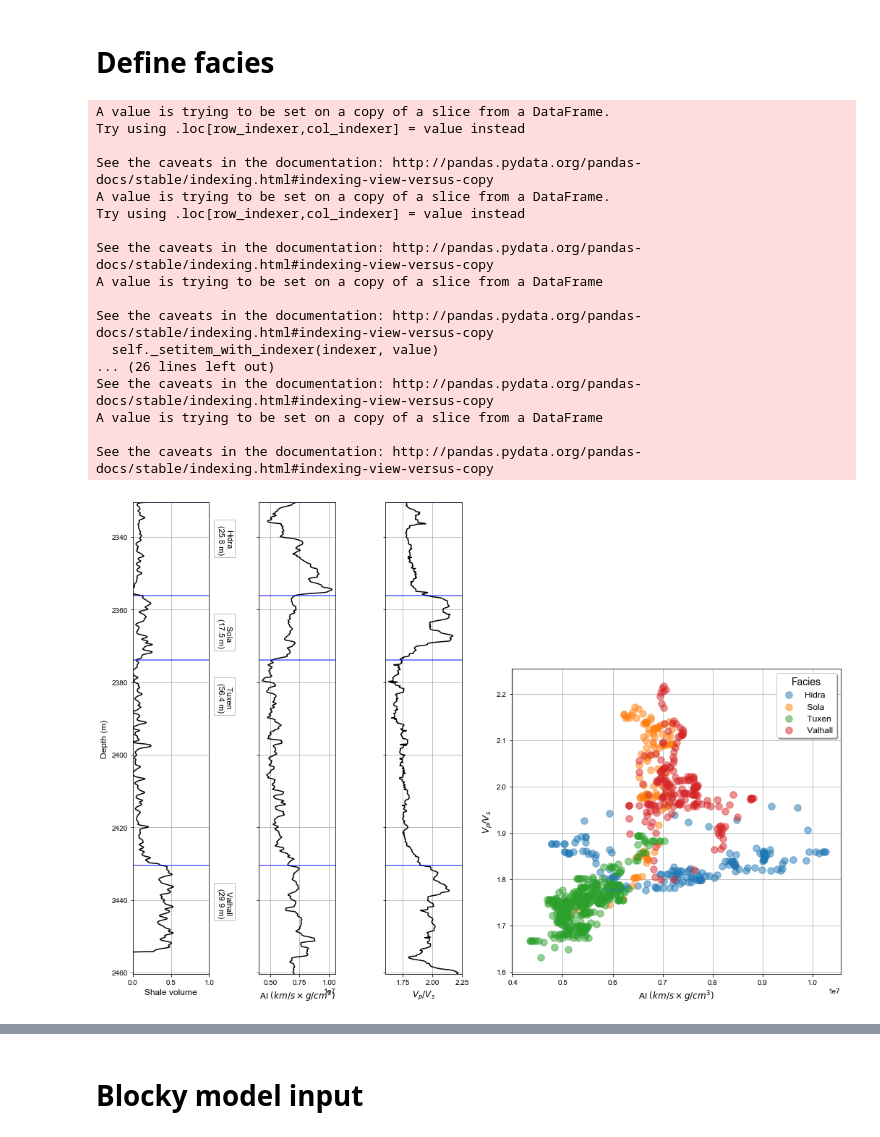
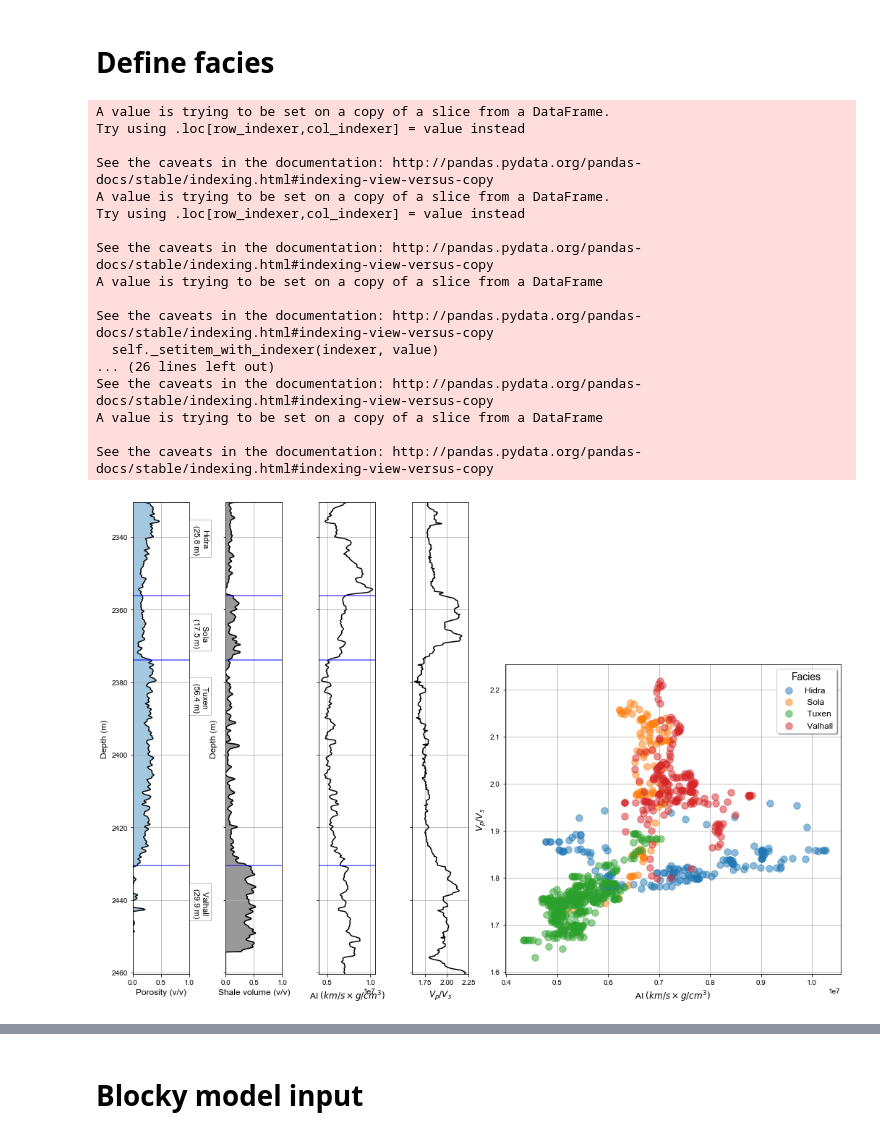
Before and after one commit to MadsLorentzen/geophysics_copenhagen, a Jupyter notebook: Mads/AVO_Prestack_Synth_BO2.ipynb, the cells around one changed output, grey strips where cells are left out. Saved outputs shown, nothing was run; the diff lists cells and outputs as text; code cells hidden in the pictures.

```diff
--- a/Mads/AVO_Prestack_Synth_BO2.ipynb
+++ b/Mads/AVO_Prestack_Synth_BO2.ipynb
@@ -134,17 +134,17 @@ resSec['F'] = np.zeros(len(resSec))
 resSec['F_label'] = ["" for x in range(len(resSec))]
 
 #resSec['F'].loc[(resSec['DEPTH'] < intf[0])] = 0
-resSec['F'].loc[(resSec['DEPTH'] > intf[0]) & (resSec['DEPTH'] <= intf[1])] = 0
-resSec['F'].loc[(resSec['DEPTH'] >= intf[0]) & (resSec['DEPTH'] <= intf[1])] = 1
-resSec['F'].loc[(resSec['DEPTH'] >= intf[1]) & (resSec['DEPTH'] <= intf[2])] = 2
-resSec['F'].loc[(resSec['DEPTH'] >= intf[2]) & (resSec['DEPTH'] <= intf[3])] = 3
-resSec['F'].loc[(resSec['DEPTH'] >= intf[3]) & (resSec['DEPTH'] <= intf[4])] = 4
+resSec['F'].loc[(resSec['DEPTH'] > intf[0]) & (resSec['DEPTH'] <= intf[1])] = 0;
+resSec['F'].loc[(resSec['DEPTH'] >= intf[0]) & (resSec['DEPTH'] <= intf[1])] = 1;
+resSec['F'].loc[(resSec['DEPTH'] >= intf[1]) & (resSec['DEPTH'] <= intf[2])] = 2;
+resSec['F'].loc[(resSec['DEPTH'] >= intf[2]) & (resSec['DEPTH'] <= intf[3])] = 3;
+resSec['F'].loc[(resSec['DEPTH'] >= intf[3]) & (resSec['DEPTH'] <= intf[4])] = 4;
 
-resSec['F_label'].loc[(resSec['DEPTH'] <= intf[0])] = Fstr[0]
-resSec['F_label'].loc[(resSec['DEPTH'] >= intf[0]) & (resSec['DEPTH'] <= intf[1])] = Fstr[0]
-resSec['F_label'].loc[(resSec['DEPTH'] >= intf[1]) & (resSec['DEPTH'] <= intf[2])] = Fstr[1]
-resSec['F_label'].loc[(resSec['DEPTH'] >= intf[2]) & (resSec['DEPTH'] <= intf[3])] = Fstr[2]
-resSec['F_label'].loc[(resSec['DEPTH'] >= intf[3]) & (resSec['DEPTH'] <= intf[4])] = Fstr[3]
+resSec['F_label'].loc[(resSec['DEPTH'] <= intf[0])] = Fstr[0];
+resSec['F_label'].loc[(resSec['DEPTH'] >= intf[0]) & (resSec['DEPTH'] <= intf[1])] = Fstr[0];
+resSec['F_label'].loc[(resSec['DEPTH'] >= intf[1]) & (resSec['DEPTH'] <= intf[2])] = Fstr[1];
+resSec['F_label'].loc[(resSec['DEPTH'] >= intf[2]) & (resSec['DEPTH'] <= intf[3])] = Fstr[2];
+resSec['F_label'].loc[(resSec['DEPTH'] >= intf[3]) & (resSec['DEPTH'] <= intf[4])] = Fstr[3];
 #resSec['F_label'].loc[(resSec['DEPTH'] > intf[3])] = Fstr[3]
 #resSec['F_label'].loc[(resSec['DEPTH'] >= intf[3]) & (resSec['DEPTH'] <= intf[4])] = Fstr[3]
 
@@ -155,39 +155,53 @@ for m in range(1,len(Fstr)+1):
 
 fig = plt.figure(figsize=(16,12))
 
-gs1 = gridspec.GridSpec(nrows=3, ncols=6, left = 0.05, wspace=0.65)
+gs1 = gridspec.GridSpec(nrows=6, ncols=8, left = 0.05, wspace=0.65)
 ax1 = fig.add_subplot(gs1[:, 0])
 ax2 = fig.add_subplot(gs1[:, 1])
 ax3 = fig.add_subplot(gs1[:, 2])
-ax4 = fig.add_subplot(gs1[1:3, 3:6])
+ax4 = fig.add_subplot(gs1[:, 3])
+ax5 = fig.add_subplot(gs1[2:6, 4:8])
 
-# Shale volume
-ax1.plot(resSec['VSHALE'],resSec['DEPTH'],'k-')
+# Porosity
+ax1.fill_between(resSec['PHIE'],resSec['DEPTH'], step="pre", alpha=0.4)
+ax1.plot(resSec['PHIE'],resSec['DEPTH'],'k-')
 ax1.axis('tight')
 ax1.set_ylim(np.min(resSec['DEPTH']),np.max(resSec['DEPTH']))
 ax1.invert_yaxis()
 ax1.set_xlim(0,1)
-ax1.set_xlabel('Shale volume', fontsize = 12)
+ax1.set_xlabel('Porosity (v/v)', fontsize = 12)
 ax1.set_ylabel('Depth (m)', fontsize = 12)
 ax1.grid()
 
-# AI
-ax2.plot(resSec['AI'],resSec['DEPTH'],'k-')
+# Shale volume
+ax2.fill_between(resSec['VSHALE'],resSec['DEPTH'], color='k', step="pre", alpha=0.4)
+ax2.plot(resSec['VSHALE'],resSec['DEPTH'],'k-')
 ax2.axis('tight')
 ax2.set_ylim(np.min(resSec['DEPTH']),np.max(resSec['DEPTH']))
 ax2.invert_yaxis()
-ax2.set_xlabel('AI '+ r'$(km/s \times g/cm^3)$', fontsize = 12)
+ax2.set_xlim(0,1)
+ax2.set_xlabel('Shale volume (v/v)', fontsize = 12)
+ax2.set_ylabel('Depth (m)', fontsize = 12)
 ax2.set_yticklabels('')
 ax2.grid()
 
-# Vp/Vs
-ax3.plot(resSec['PS'],resSec['DEPTH'],'k-')
+# AI
+ax3.plot(resSec['AI'],resSec['DEPTH'],'k-')
 ax3.axis('tight')
 ax3.set_ylim(np.min(resSec['DEPTH']),np.max(resSec['DEPTH']))
 ax3.invert_yaxis()
-ax3.set_xlabel(r'$V_p/V_s$', fontsize = 12)
+ax3.set_xlabel('AI '+ r'$(km/s \times g/cm^3)$', fontsize = 12)
 ax3.set_yticklabels('')
 ax3.grid()
+
+# Vp/Vs
+ax4.plot(resSec['PS'],resSec['DEPTH'],'k-')
+ax4.axis('tight')
+ax4.set_ylim(np.min(resSec['DEPTH']),np.max(resSec['DEPTH']))
+ax4.invert_yaxis()
+ax4.set_xlabel(r'$V_p/V_s$', fontsize = 12)
+ax4.set_yticklabels('')
+ax4.grid()
 
 for n in range(0,len(intf)):
     ax1.axhline(y = intf[n], color = 'b', lw = 2, linestyle = '-',
@@ -211,41 +225,36 @@ for i in range(len(Fstr)):
 
 groups = resSec['F_label'].unique()
 
 for i in range(len(groups)):
     x, y = (resSec[resSec['F_label']==groups[i]]['AI'],resSec[resSec['F_label']==groups[i]]['PS'])
-    if (groups[i]=='Lower Ørslev'):
-        ax4.plot(resSec[resSec['F_label']==groups[i]]['AI'],
-                 resSec[resSec['F_label']==groups[i]]['PS'],'kx',lw=2,label=groups[i])
-    else:
-        ax4.scatter(x, y, alpha=0.5, s=90, label=groups[i])
+    ax5.scatter(x, y, alpha=0.5, s=90, label=groups[i])
 
-
-ax4.set_xlabel('AI '+ r'$(km/s \times g/cm^3)$', fontsize = 12)
-ax4.set_ylabel(r'$V_p/V_s$', fontsize = 12)
+ax5.set_xlabel('AI '+ r'$(km/s \times g/cm^3)$', fontsize = 12)
+ax5.set_ylabel(r'$V_p/V_s$', fontsize = 12)
 #ax4.set_xlim(6,17)
-ax4.grid()
-ax4.set_axisbelow(True)
+ax5.grid()
+ax5.set_axisbelow(True)
 lg = plt.legend(loc=1,title='Facies',fontsize=12,fancybox=True,shadow=True)
 plt.setp(lg.get_title(),fontsize=14)
 
 #plt.savefig('x-plot.png',dpi=400)
 plt.show()
 # %% [output]
 A value is trying to be set on a copy of a slice from a DataFrame.
 Try using .loc[row_indexer,col_indexer] = value instead
 
 See the caveats in the documentation: http://pandas.pydata.org/pandas-docs/stable/indexing.html#indexing-view-versus-copy
 A value is trying to be set on a copy of a slice from a DataFrame.
 Try using .loc[row_indexer,col_indexer] = value instead
 
 See the caveats in the documentation: http://pandas.pydata.org/pandas-docs/stable/indexing.html#indexing-view-versus-copy
 A value is trying to be set on a copy of a slice from a DataFrame
 
 See the caveats in the documentation: http://pandas.pydata.org/pandas-docs/stable/indexing.html#indexing-view-versus-copy
   self._setitem_with_indexer(indexer, value)
 ... (26 lines left out)
 See the caveats in the documentation: http://pandas.pydata.org/pandas-docs/stable/indexing.html#indexing-view-versus-copy
 A value is trying to be set on a copy of a slice from a DataFrame
 
 See the caveats in the documentation: http://pandas.pydata.org/pandas-docs/stable/indexing.html#indexing-view-versus-copy
-[figure, old version]
+[figure, new version]
```
Also changed, not shown: parts of 8 cells of this notebook, 2 other files.
